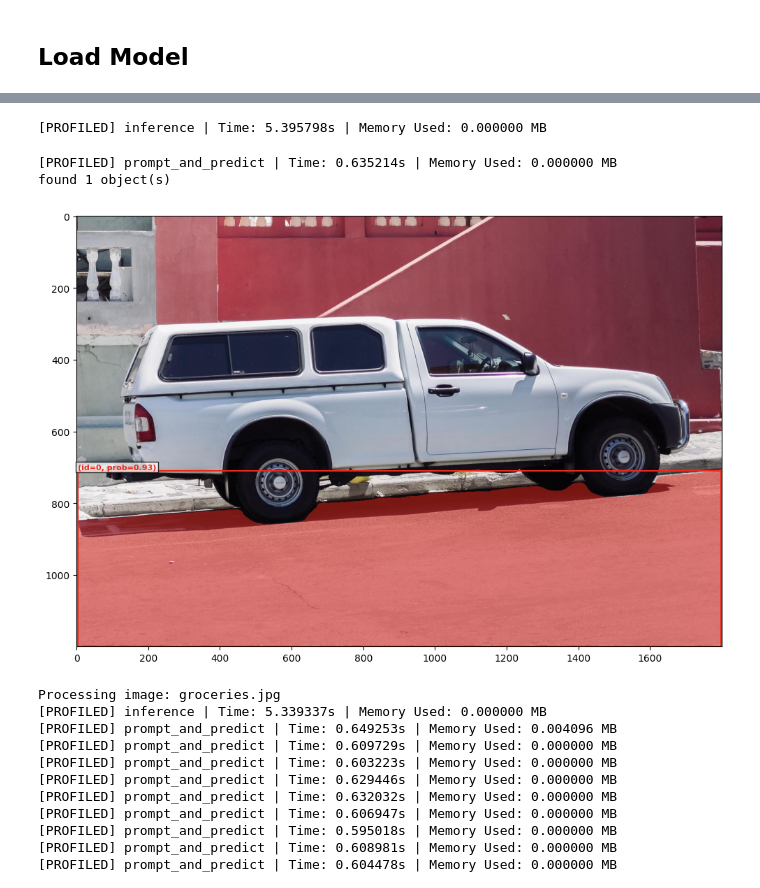
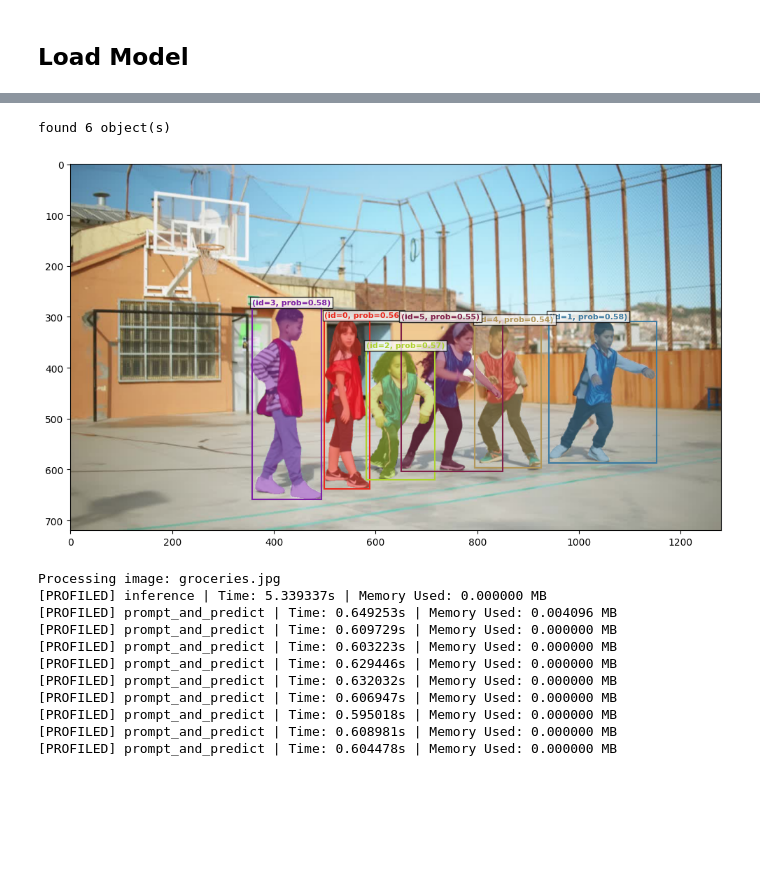
Before and after one commit to rhubarb-ai/sam3-cpu, a Jupyter notebook: notebook/image_predictor_example.ipynb, the cells around one changed output, grey strips where cells are left out. Drawn from its saved outputs; the diff is of its cells as text; code cells hidden in the pictures; blank space fills up the shorter version.

```diff
--- a/notebook/image_predictor_example.ipynb
+++ b/notebook/image_predictor_example.ipynb
@@ -99,19 +103,16 @@ model = build_model(bpe_path=f"{sam3_root}/assets/bpe_simple_vocab_16e6.txt.gz",
 # %%
-image_path = f"{sam3_root}/../assets/images/truck.jpg"
+image_path = f"{sam3_root}/../assets/images/test_image.jpg"
 image = Image.open(image_path)
 processor, inference_state = inference(model, image)
-# %% [output]
-[PROFILED] inference | Time: 5.395798s | Memory Used: 0.000000 MB
 # %%
 prompt = ["foot","people","road","wall","railing","truck","drain","light","car","seat","bag","food","hair-band","pant","hair","door","window","kids"]
-inference_state = prompt_and_predict(processor, inference_state, prompt=prompt[0])
+inference_state = prompt_and_predict(processor, inference_state, prompt=prompt[-1])
 
 img0 = Image.open(image_path)
 plot_results(img0, inference_state)
 # %% [output]
-[PROFILED] prompt_and_predict | Time: 0.635214s | Memory Used: 0.000000 MB
-found 1 object(s)
+found 6 object(s)
-[figure, old version]
+[figure, new version]
 # %%
 image_folder = f"{sam3_root}/../assets/images/"
 image_files = [f for f in os.listdir(image_folder) if f.endswith((".jpg", ".jpeg", ".png"))]
```
Also changed, not shown: parts of 1 cell of this notebook, 15 other files.
